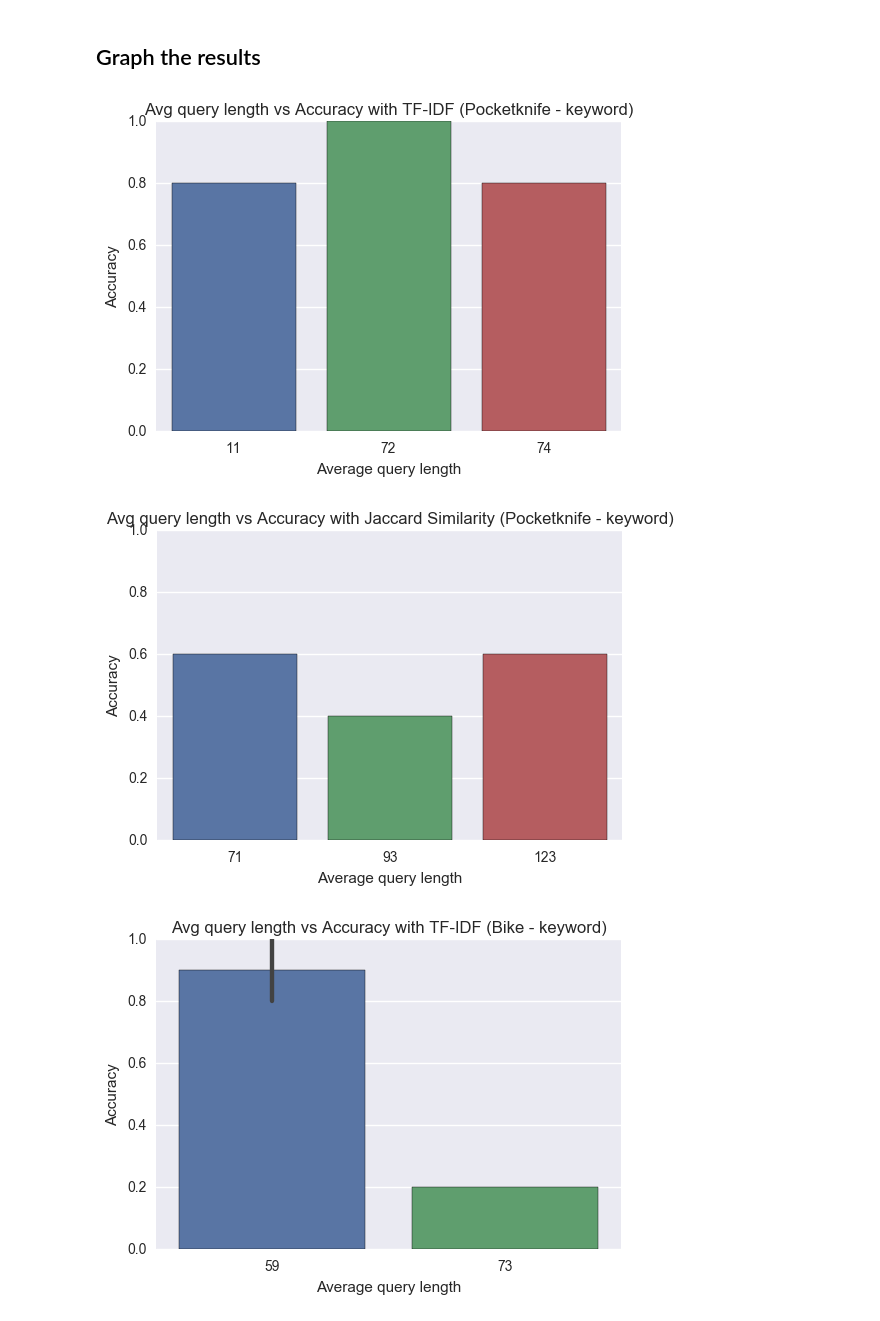
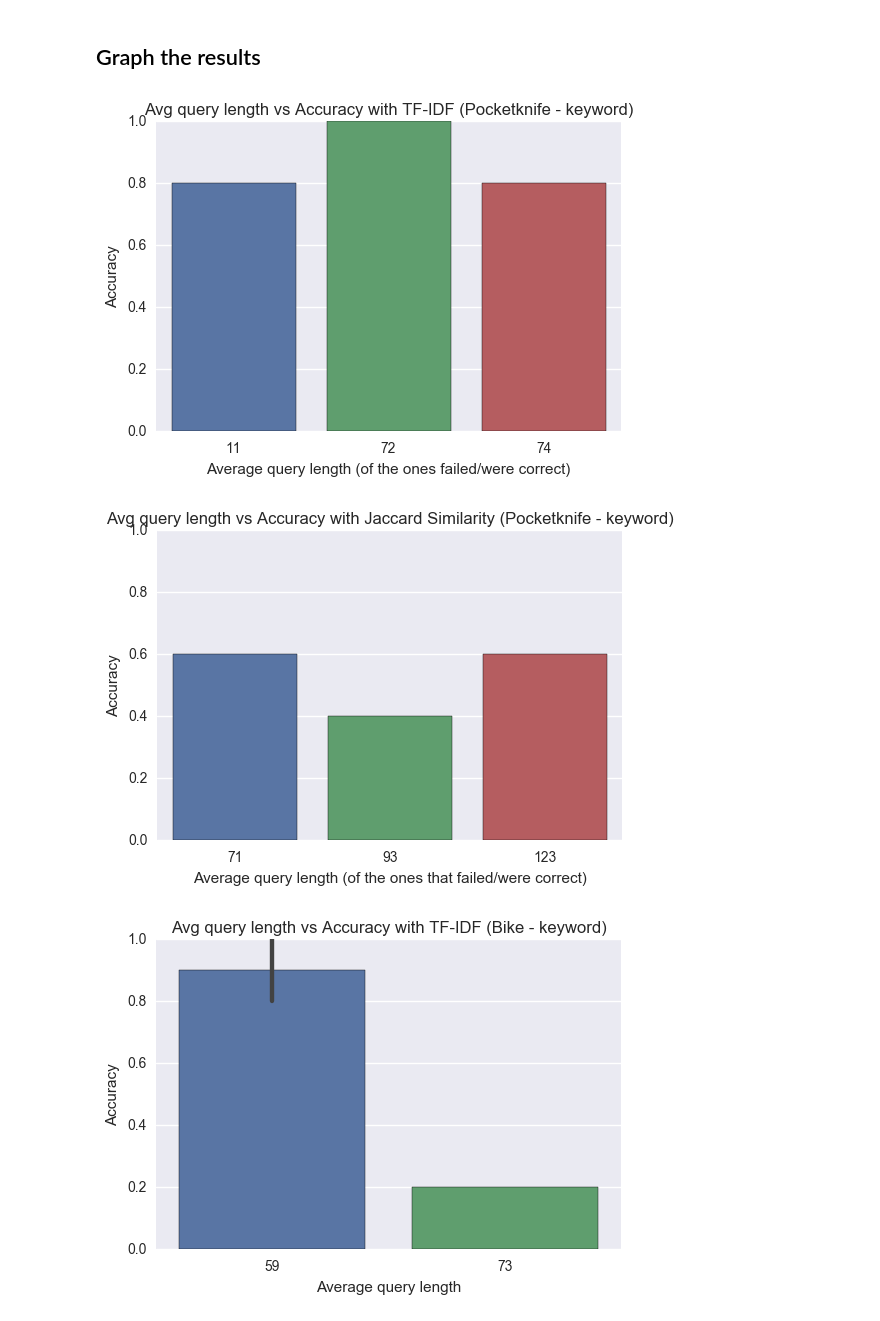
Before and after one commit to jonhilgart22/Galvanize-NLP, a Jupyter notebook: Final_Project/NLP_final-Jonathan-Hilgart.ipynb, the cells around one changed output. Cells and saved outputs as stored; diff of their text form; code cells hidden in the pictures.

```diff
--- a/Final_Project/NLP_final-Jonathan-Hilgart.ipynb
+++ b/Final_Project/NLP_final-Jonathan-Hilgart.ipynb
@@ -952,20 +952,20 @@ int(np.mean(([sum(list(Counter(q_three_bike_jacc[i]).values())) for i in range(l
 # %%
 plt.title('Avg query length vs Accuracy with TF-IDF (Pocketknife - keyword)')
 sns.barplot(x=[avg_len_query_two_pocket,avg_len_query_one_pocket,avg_len_query_three_pocket],\
            y=[acc_two_pocket,acc_one_pocket,acc_three_pocket])
 plt.ylabel('Accuracy')
-plt.xlabel('Average query length');
+plt.xlabel('Average query length (of the ones failed/were correct)');
 # %% [output]
-[figure, old version]
+[figure, new version]
 # %%
 plt.title('Avg query length vs Accuracy with Jaccard Similarity (Pocketknife - keyword)')
-sns.barplot(x=[avg_query_one_pocket_jacc,avg_len_query_two_pocket_jacc,avg_len_query_three_pocket_jacc],\
-           y=[acc_one_pocket_jacc,acc_two_pocket_jacc,acc_three_pocket_jacc])
+sns.barplot(x=[avg_len_query_three_pocket_jacc,avg_query_one_pocket_jacc,avg_len_query_two_pocket_jacc],\
+           y=[acc_three_pocket_jacc,acc_one_pocket_jacc,acc_two_pocket_jacc])
 plt.ylabel('Accuracy')
-plt.xlabel('Average query length')
+plt.xlabel('Average query length (of the ones that failed/were correct)')
 plt.ylim(0,1);
 # %% [output]
-[figure, old version]
+[figure, new version]
 # %%
 ## test bike keyword with TF-IDF
 plt.title('Avg query length vs Accuracy with TF-IDF (Bike - keyword)')
```
Also changed, not shown: parts of 4 cells of this notebook.
